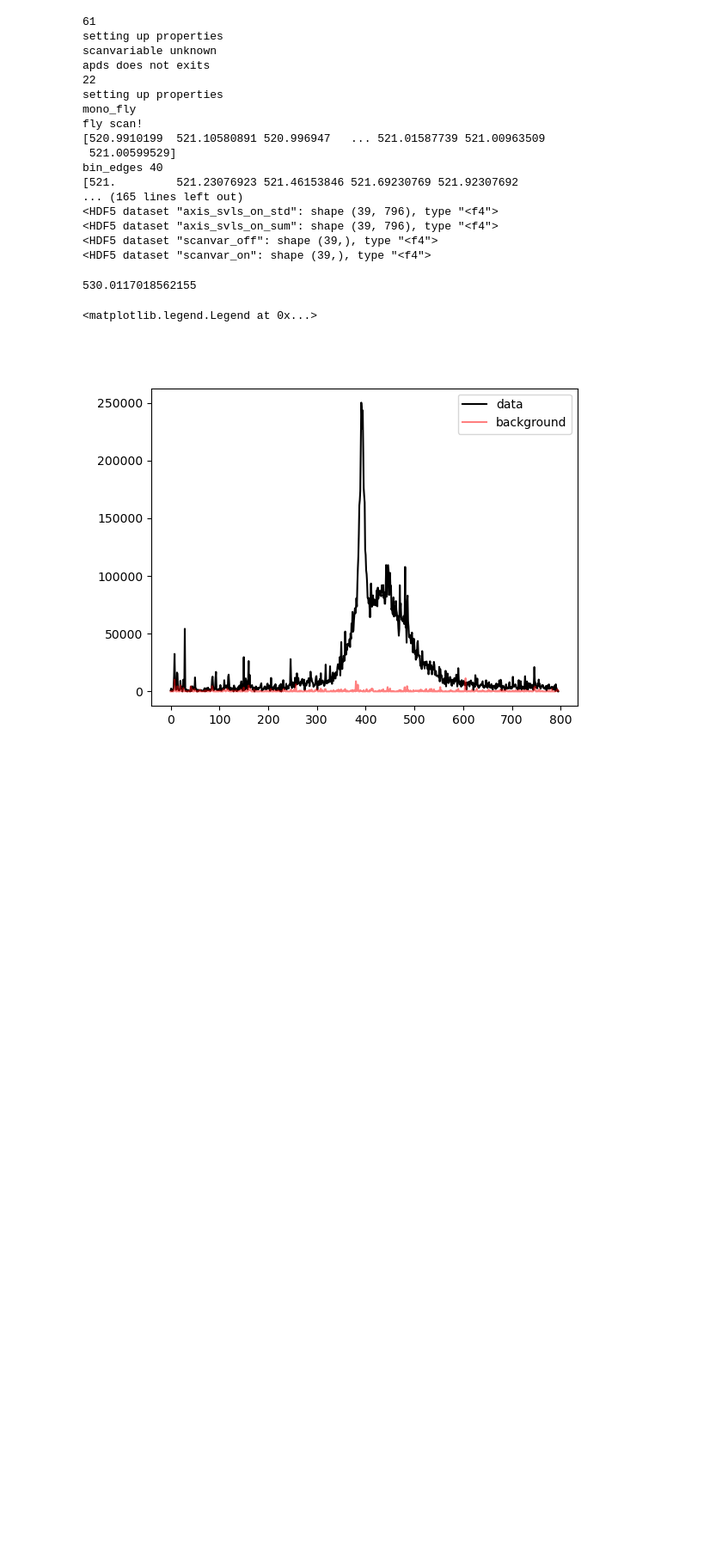
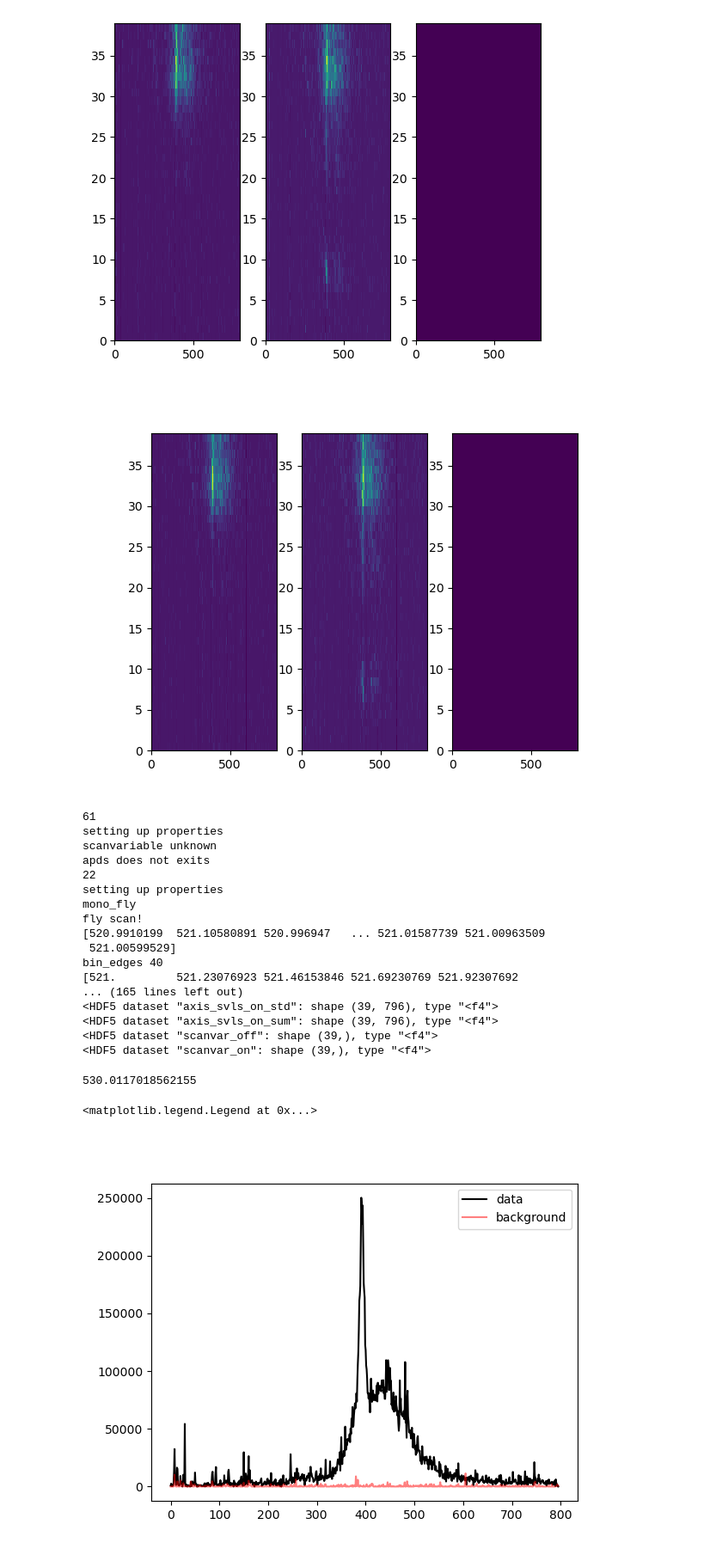
Before and after one commit to AmkeNimm/DataAcceleratorChemRIXS, a Jupyter notebook: jupyter_notebook/test.ipynb, the cells around one changed output. Shown at 86% size. Drawn from its saved outputs; the diff is of its cells as text; code cells hidden in the pictures; blank space fills up the shorter version.

Commit message:
started adding plotting functions in average class

```diff
--- a/jupyter_notebook/test.ipynb
+++ b/jupyter_notebook/test.ipynb
@@ -63,3 +63,8 @@ dict_keys(['axis_svls_off_mean', 'axis_svls_off_std', 'axis_svls_off_sum', 'axis
+# %%
+avg.plot_2D()
+# %% [output]
+[figure, added]
+[figure, added]
 # %%
 for run in runs:
     fname = f'{base_folder}/{exp}/hdf5/smalldata/{exp}_Run{run:04d}.h5'
```
Also changed, not shown: parts of 1 cell of this notebook, 2 other files.
